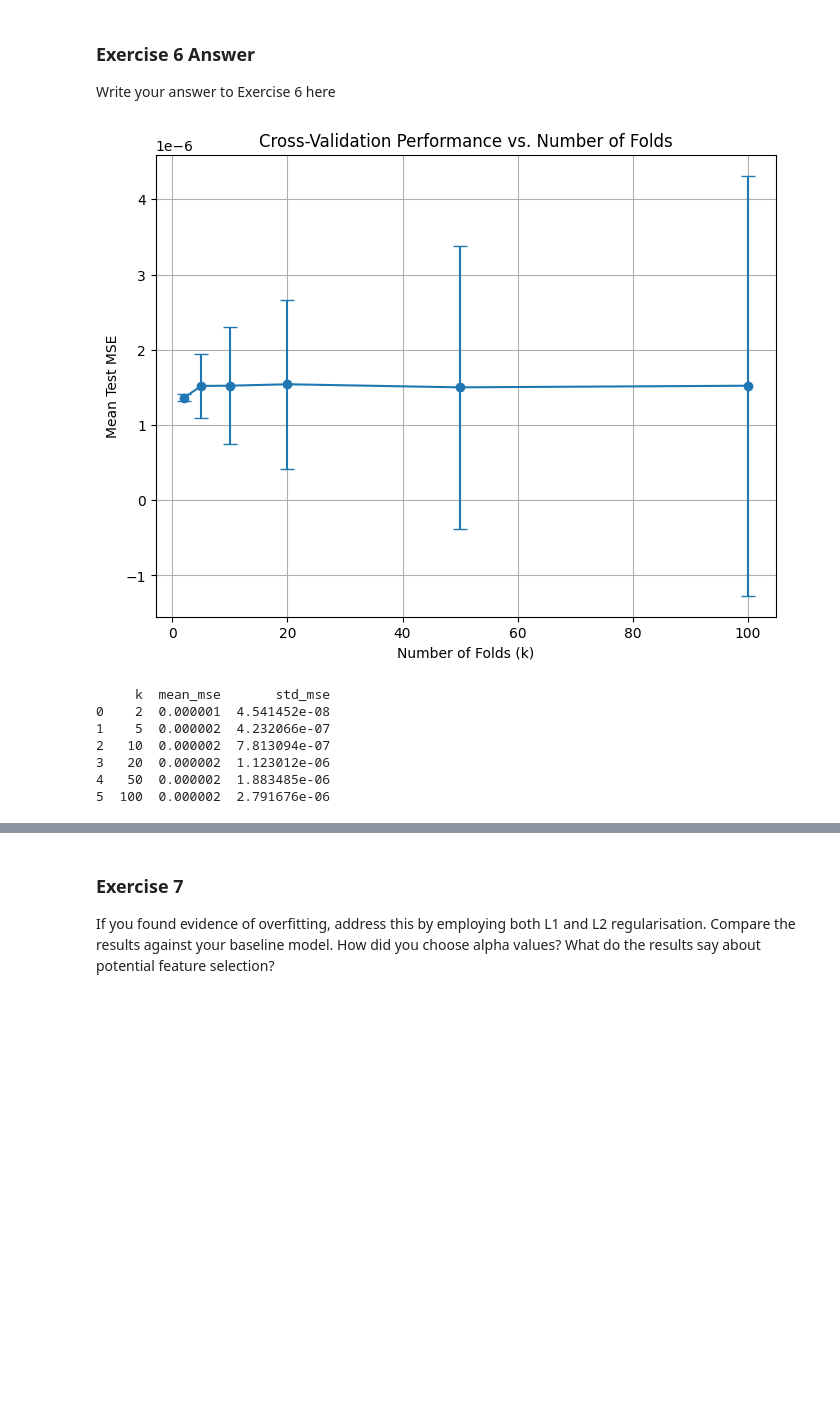
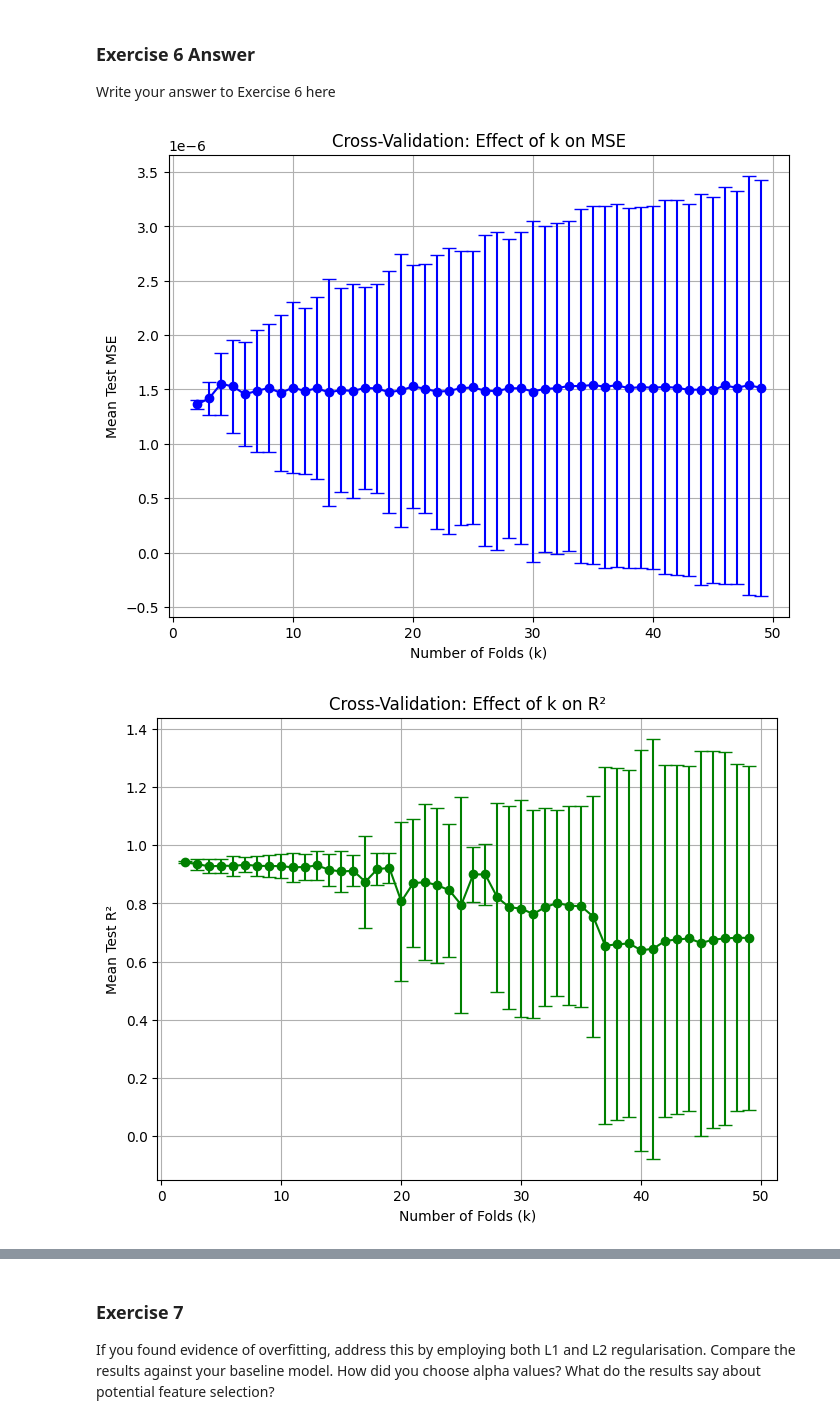
Before and after one commit to TomChen1501/CST, a Jupyter notebook: _notebooks/03-address_glm.ipynb, the cells around one changed output, grey strips where cells are left out. Drawn from its saved outputs; the diff is of its cells as text; code cells hidden in the pictures; blank space fills up the shorter version.

```diff
--- a/_notebooks/03-address_glm.ipynb
+++ b/_notebooks/03-address_glm.ipynb
@@ -906,10 +902,10 @@ y = d
 predictions = []
 y_pred = []
 for i, (x_seg, y_seg) in enumerate(segments_1):
-  X = sm.add_constant(x_seg)
-  model = sm.OLS(y_seg, X).fit()
+  X_with_constant = sm.add_constant(x_seg)
+  model = sm.OLS(y_seg, X_with_constant).fit()
 
-  y_pred = model.predict(X)
+  y_pred = model.predict(X_with_constant)
   plt.plot(x_seg, y_pred, label=f"OLS Model Prediction region {i+1}", linewidth=2)
   predictions.append((x_seg, y_pred))
 
@@ -1535,7 +1547,6 @@ from sklearn.metrics import r2_score
 import matplotlib.pyplot as plt
 
 X = merged_df.iloc[:,100:].values
-X = np.hstack([np.ones((X.shape[0], 1)), X]) # add constant
 y = merged_df[21].values
 
 model = LinearRegression()
@@ -1594,6 +1605,8 @@ def k_fold_cv(X, y, k_values):
         kf = KFold(n_splits=k, shuffle=True, random_state=42)
 
         mse_scores = []  # To record mean square error
+        r2_scores = []
+        correlations = []
 
         # Perform cross-validation
         for train_index, test_index in kf.split(X):
@@ -1602,45 +1615,64 @@ def k_fold_cv(X, y, k_values):
 
             model = LinearRegression()
             model.fit(X_train, y_train)
 
             y_pred = model.predict(X_test)
 
             mse = mean_squared_error(y_test, y_pred)
+            r2 = r2_score(y_test, y_pred)
+            correlation = np.corrcoef(y_test, y_pred)[0, 1]
+
             mse_scores.append(mse)
+            r2_scores.append(r2)
+            correlations.append(correlation)
 
         # Record average MSE for this value of k
         results.append({
             'k': k,
             'mean_mse': np.mean(mse_scores),
-            'std_mse': np.std(mse_scores)
+            'std_mse': np.std(mse_scores),
+            'mean_r2': np.mean(r2_scores),
+            'std_r2': np.std(r2_scores),
+            'mean_corr': np.mean(correlations),
+            'std_corr': np.std(correlations)
         })
 
     return results
 
 # Experiment with different k values
-k_values = [2, 5, 10, 20, 50, 100]
+k_values = [i for i in range(2,50)]
 results = k_fold_cv(X, y, k_values)
 
 # Convert results to a DataFrame for easy plotting
 results_df = pd.DataFrame(results)
 
-# Plot performance vs. k
+# Plot MSE
 plt.figure(figsize=(8, 6))
-plt.errorbar(results_df['k'], results_df['mean_mse'], yerr=results_df['std_mse'], fmt='o-', capsize=5)
+plt.errorbar(results_df['k'], results_df['mean_mse'], yerr=results_df['std_mse'], fmt='o-', capsize=5, color='blue')
+
 plt.xlabel('Number of Folds (k)')
 plt.ylabel('Mean Test MSE')
-plt.title('Cross-Validation Performance vs. Number of Folds')
+plt.title('Cross-Validation: Effect of k on MSE')
 plt.grid(True)
 plt.show()
 
-# Print results
-print(results_df)
+# Plot R square
+plt.figure(figsize=(8, 6))
+plt.errorbar(results_df['k'], results_df['mean_r2'], yerr=results_df['std_r2'], fmt='o-', capsize=5, color='green')
+plt.xlabel('Number of Folds (k)')
+plt.ylabel('Mean Test R²')
+plt.title('Cross-Validation: Effect of k on R²')
+plt.grid(True)
+plt.show()
+
+# Plot Correlation
+plt.figure(figsize=(8, 6))
+plt.errorbar(results_df['k'], results_df['mean_corr'], yerr=results_df['std_corr'], fmt='o-', capsize=5, color='orange')
+plt.xlabel('Number of Folds (k)')
+plt.ylabel('Mean Test Correlation')
+plt.title('Cross-Validation: Effect of k on Correlation')
+plt.grid(True)
+plt.show()
 # %% [output]
-[figure, old version]
+[figure, new version]
-     k  mean_mse       std_mse
-0    2  0.000001  4.541452e-08
-1    5  0.000002  4.232066e-07
-2   10  0.000002  7.813094e-07
-3   20  0.000002  1.123012e-06
-4   50  0.000002  1.883485e-06
-5  100  0.000002  2.791676e-06
+[figure, added]
```
Also changed, not shown: parts of 30 cells of this notebook.
